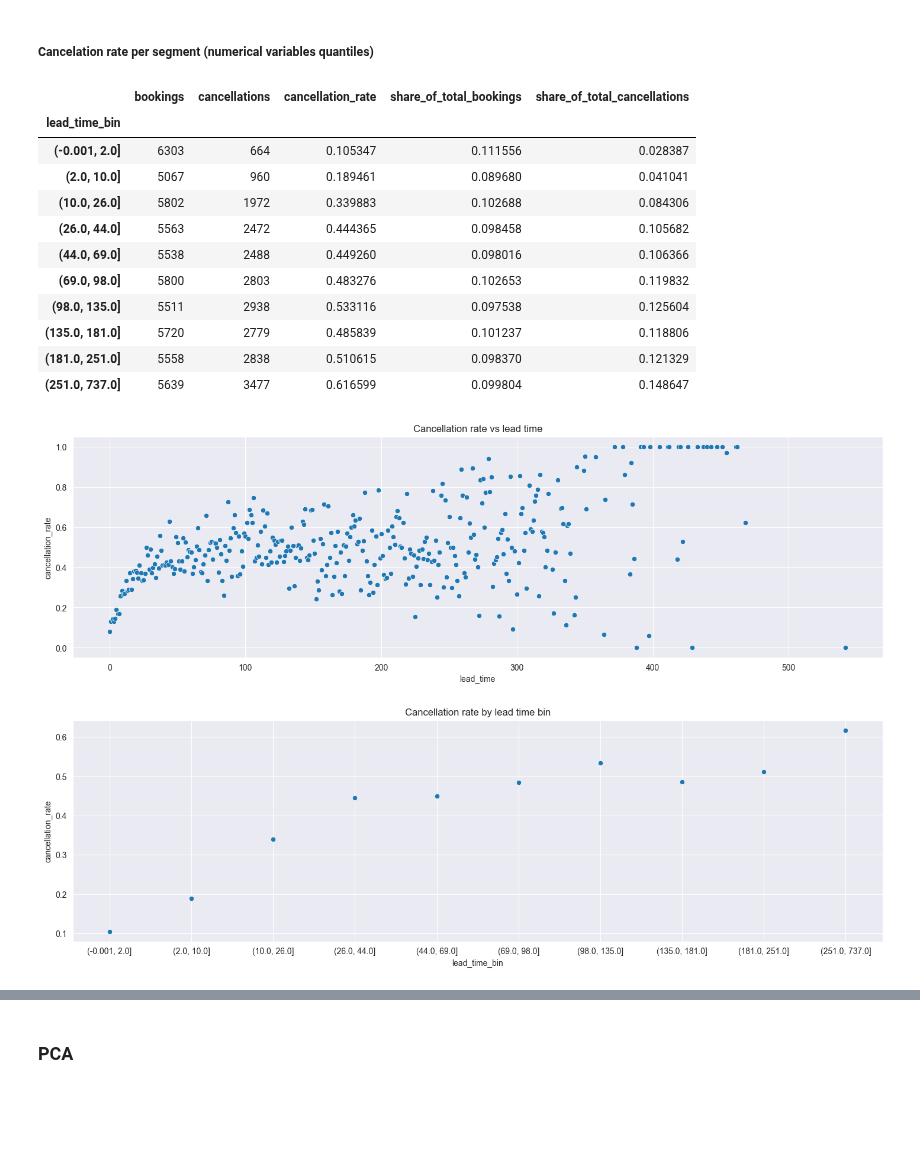
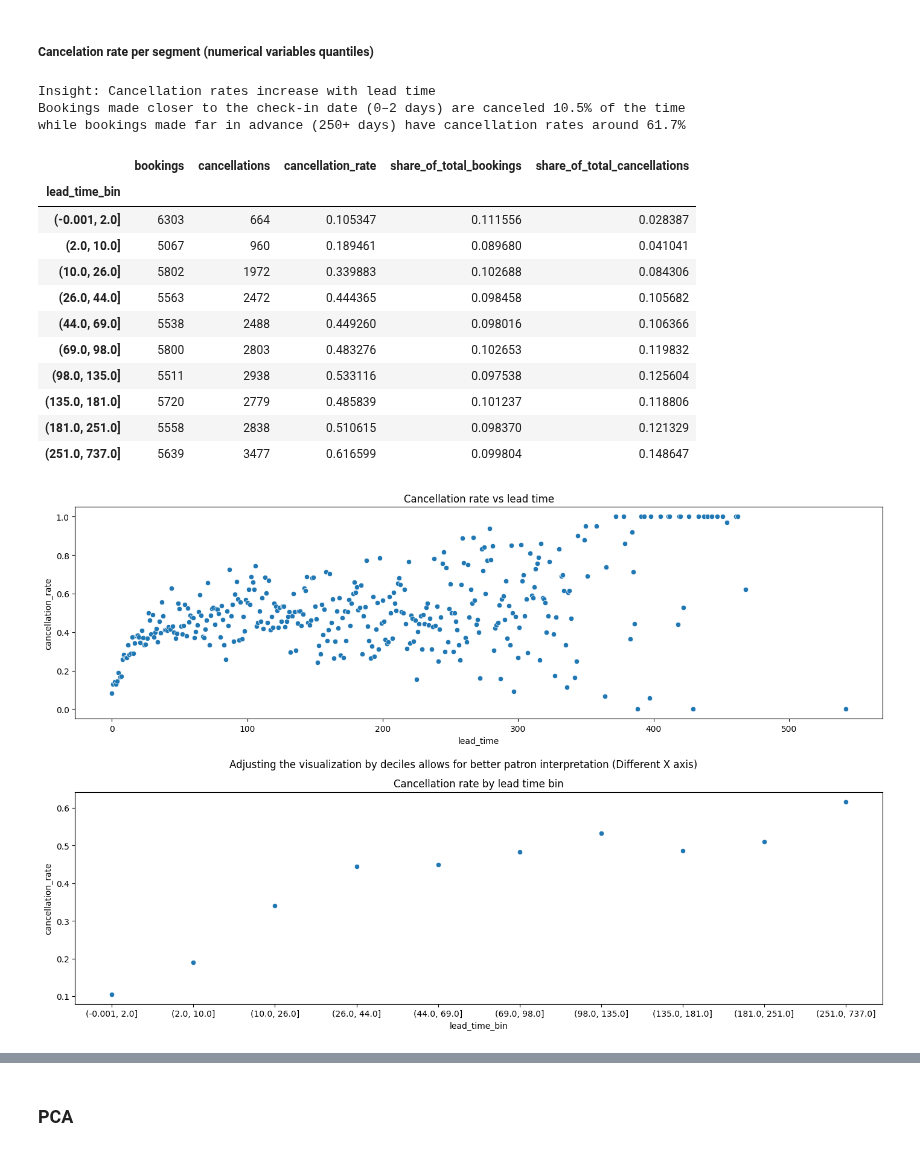
Before and after one commit to maxenceperon/Taller1_Felipe_Maxence_Ciencia_de_datos, a Jupyter notebook: eda.ipynb, the cells around one changed output, grey strips where cells are left out. Cells and saved outputs as stored; diff of their text form; code cells hidden in the pictures; blank space fills up the shorter version.

```diff
--- a/eda.ipynb
+++ b/eda.ipynb
@@ -145,0 +203,12 @@ plt.show()
+# %%
+df["expected_value"] = df["adr"] * df["total_nights"]
+
+summary_cancellations = (
+    df.groupby("is_canceled")["expected_value"].agg(
+        bookings=("count"),
+        expected_value=("sum"),
+        value_per_booking=("mean")
+    )
+)
+
+display(summary_cancellations)
@@ -225,20 +352,35 @@ plt.show()
 # %% [markdown]
 ##### Cancelation rate per segment (numerical variables quantiles)
 # %%
+#Create bins/group of lead_time using deciles
 df["lead_time_bin"] = pd.qcut(df["lead_time"], q=10, duplicates="drop")
 
+#Explore the cancellation rate by decil
 summary_lead_time = (
-    df.groupby("lead_time_bin")["is_canceled"].agg(
+    df.groupby("lead_time_bin",observed=True)["is_canceled"].agg(
         bookings=("count"),
         cancellations=("sum"),
         cancellation_rate=("mean")
     ).sort_values("lead_time_bin", ascending=True)
 )
+#Add share of bookings and  cancellations
 summary_lead_time["share_of_total_bookings"] = (summary_lead_time["bookings"] / summary_lead_time["bookings"].sum())
 summary_lead_time["share_of_total_cancellations"] = (summary_lead_time["cancellations"] / summary_lead_time["cancellations"].sum())
 
+#Adjust for print
+count_=summary_lead_time["cancellation_rate"].count()
+min_cancel=100*summary_lead_time["cancellation_rate"].iloc[0].round(3)
+max_cancel=100*summary_lead_time["cancellation_rate"].iloc[count_-1].round(3)
+
+print("Insight: Cancellation rates increase with lead time")
+print(f"Bookings made closer to the check-in date (0–2 days) are canceled {min_cancel}% of the time")
+print(f"while bookings made far in advance (250+ days) have cancellation rates around {max_cancel}%")
+print("")
 display(summary_lead_time)
 # %% [output]
+Insight: Cancellation rates increase with lead time
+Bookings made closer to the check-in date (0–2 days) are canceled 10.5% of the time
+while bookings made far in advance (250+ days) have cancellation rates around 61.7%
 |  | bookings | cancellations | cancellation_rate | share_of_total_bookings | share_of_total_cancellations |
 | lead_time_bin |  |  |  |  |  |
 | (-0.001, 2.0] | 6303 | 664 | 0.105347 | 0.111556 | 0.028387 |
@@ -256,35 +398,42 @@ plot_data1 = (
     df.groupby("lead_time")["is_canceled"].agg(
         bookings="count",
         cancellations="sum",
         cancellation_rate="mean"
     )
     .query("bookings > 12")   # keep only groups with >12 bookings (percentile 5)
     .sort_values("lead_time", ascending=True)
     .reset_index()
 )
 
 plot_data2 = summary_lead_time.reset_index()
 
 fig, (ax1,ax2)= plt.subplots(2,1, figsize=(15, 10))
 
 sns.scatterplot(
     x=plot_data1["lead_time"],
     y=plot_data1["cancellation_rate"],
     ax=ax1
     )
 ax1.set_title("Cancellation rate vs lead time")
 
 sns.scatterplot(
     x=plot_data2["lead_time_bin"].astype(str),
     y=plot_data2["cancellation_rate"],
     ax=ax2
     )
 ax2.set_title("Cancellation rate by lead time bin")
 
-plt.tight_layout(pad=3.0)
+plt.tight_layout(pad=4.0)
+
+fig.text(
+    0.5, 0.495,
+    "Adjusting the visualization by deciles allows for better patron interpretation (Different X axis)",
+    ha="center", va="center", fontsize=12, color="black"
+)
+
 plt.show()
 # %% [output]
-[figure, old version]
+[figure, new version]
 # %%
 df["adr_bin"] = pd.qcut(df["adr"], q=10, duplicates="drop")
 
```
Also changed, not shown: parts of 32 cells of this notebook.
